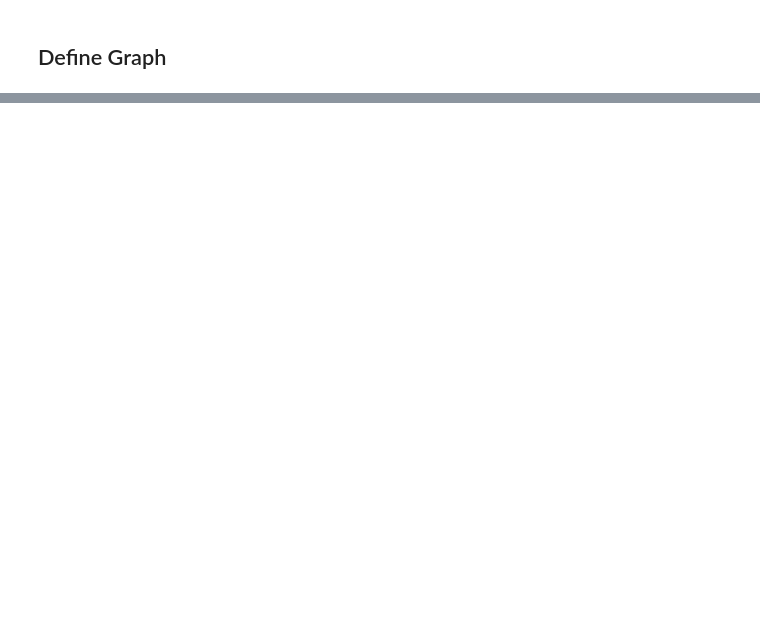
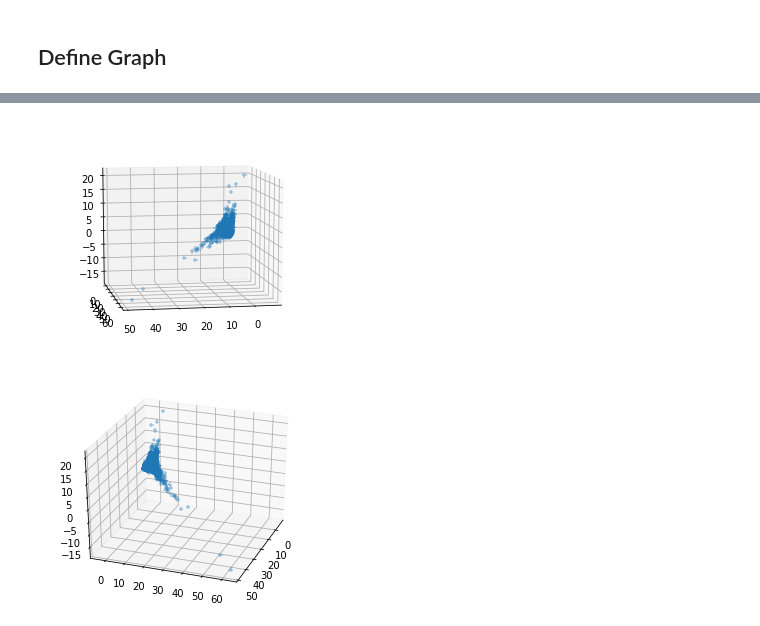
Before and after one commit to eunicebes/Machine-Learning-Course, a Jupyter notebook: Linear_Regression/HW1_Linear_Regression.ipynb, the cells around one changed output, grey strips where cells are left out. Saved outputs shown, nothing was run; the diff lists cells and outputs as text; code cells hidden in the pictures; blank space fills up the shorter version.

```diff
--- a/Linear_Regression/HW1_Linear_Regression.ipynb
+++ b/Linear_Regression/HW1_Linear_Regression.ipynb
@@ -187,0 +356,25 @@ Testing Error Rate:  0.344205405993
+# %%
+pca = PCA(n_components=3)
+pca_res = pca.fit_transform(x_train_)
+
+def plot_figs(fig_num, elev, azim):
+    fig = plt.figure(fig_num, figsize=(4, 3))
+    plt.clf()
+    ax = Axes3D(fig, rect=[0, 0, .95, 1], elev=elev, azim=azim)
+
+    ax.scatter(pca_res[:,0], pca_res[:,1], pca_res[:,2], marker='+', alpha=.4)
+
+
+
+elev = 10
+azim = 80
+plot_figs(1, elev, azim)
+
+elev = 30
+azim = 20
+plot_figs(2, elev, azim)
+
+plt.show()
+# %% [output]
+[figure, added]
+[figure, added]
```
Also changed, not shown: parts of 23 cells of this notebook.
